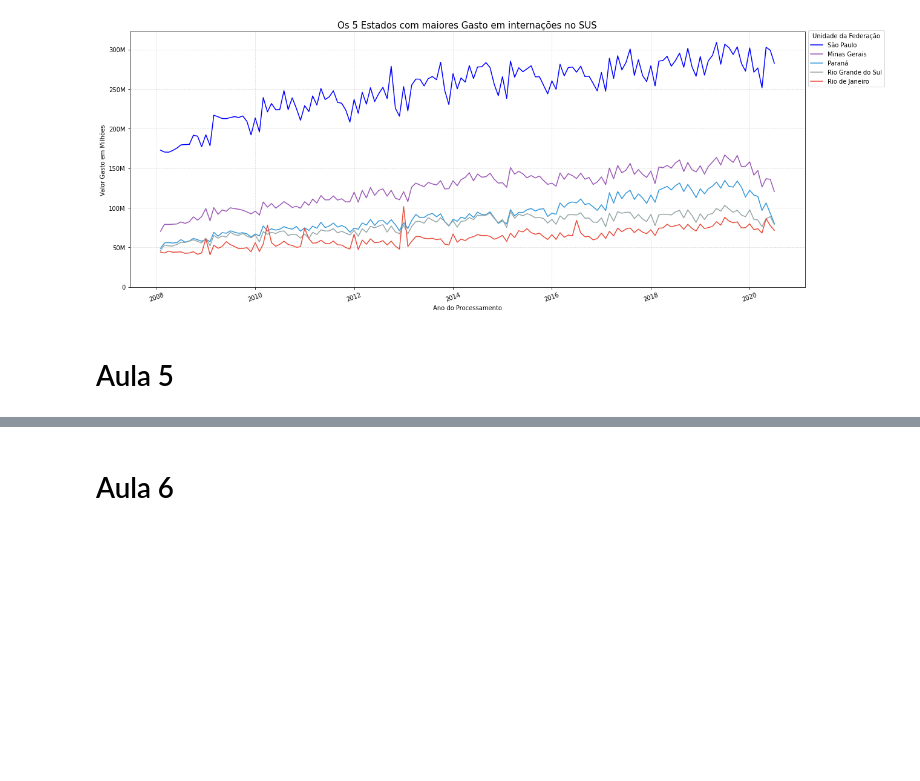
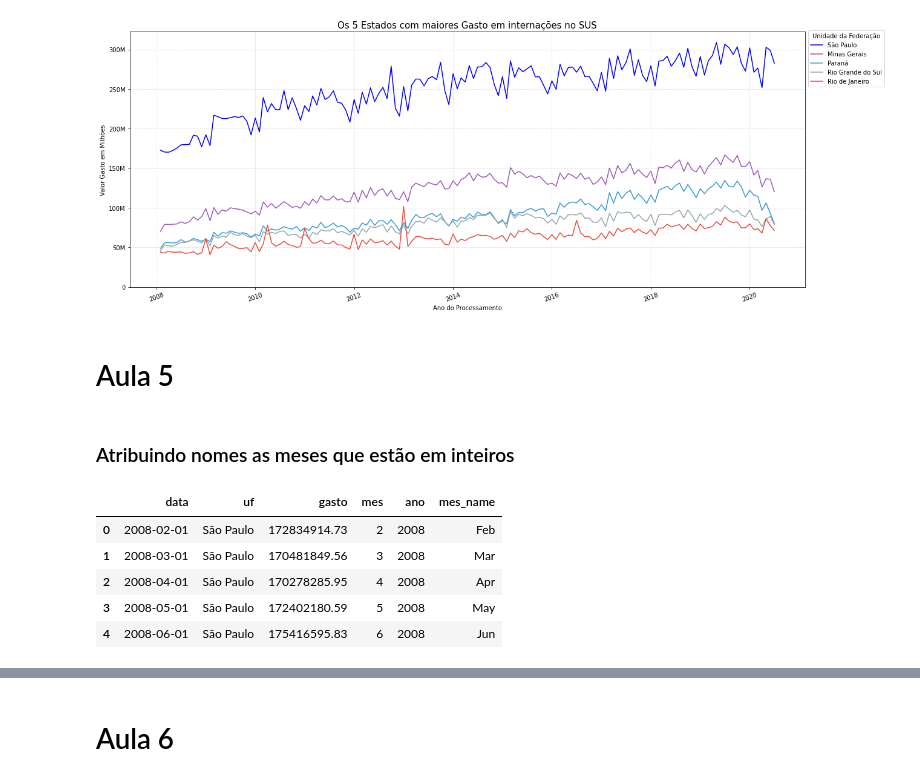
Before and after one commit to carollimaxp/data_science_alura, a Jupyter notebook: DS_Bootcamp_Módulo_2.ipynb, the cells around one changed output, grey strips where cells are left out. Cells and saved outputs as stored; diff of their text form; code cells hidden in the pictures; blank space fills up the shorter version.

```diff
--- a/DS_Bootcamp_Módulo_2.ipynb
+++ b/DS_Bootcamp_Módulo_2.ipynb
@@ -937,0 +955,13 @@ plt.show()
+# %% [markdown]
+### Atribuindo nomes as meses que estão em inteiros
+# %%
+import calendar
+mensal_sem_index['mes_name'] = mensal_sem_index['mes'].apply(lambda x: calendar.month_abbr[x])
+mensal_sem_index.head()
+# %% [output]
+|  | data | uf | gasto | mes | ano | mes_name |
+| 0 | 2008-02-01 | São Paulo | 172834914.73 | 2 | 2008 | Feb |
+| 1 | 2008-03-01 | São Paulo | 170481849.56 | 3 | 2008 | Mar |
+| 2 | 2008-04-01 | São Paulo | 170278285.95 | 4 | 2008 | Apr |
+| 3 | 2008-05-01 | São Paulo | 172402180.59 | 5 | 2008 | May |
+| 4 | 2008-06-01 | São Paulo | 175416595.83 | 6 | 2008 | Jun |
```
Also changed, not shown: parts of 12 cells of this notebook.
